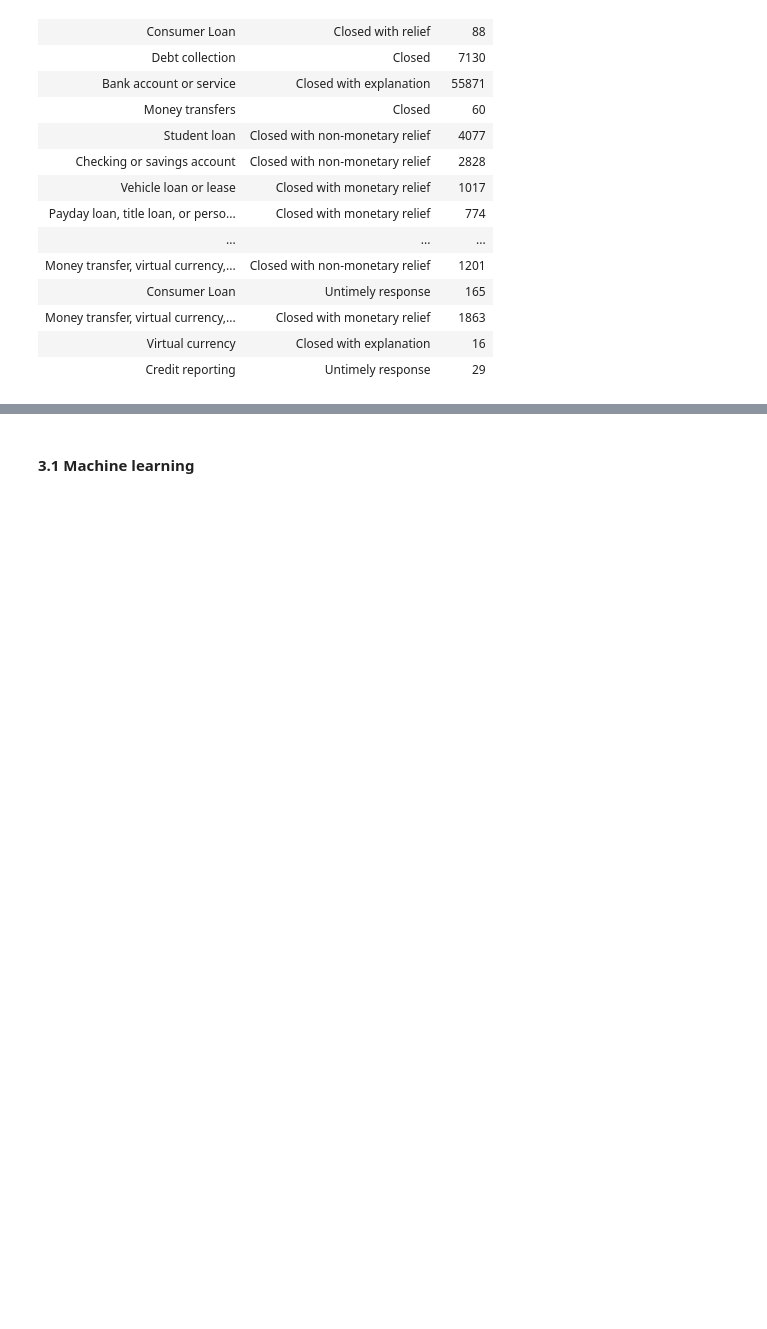
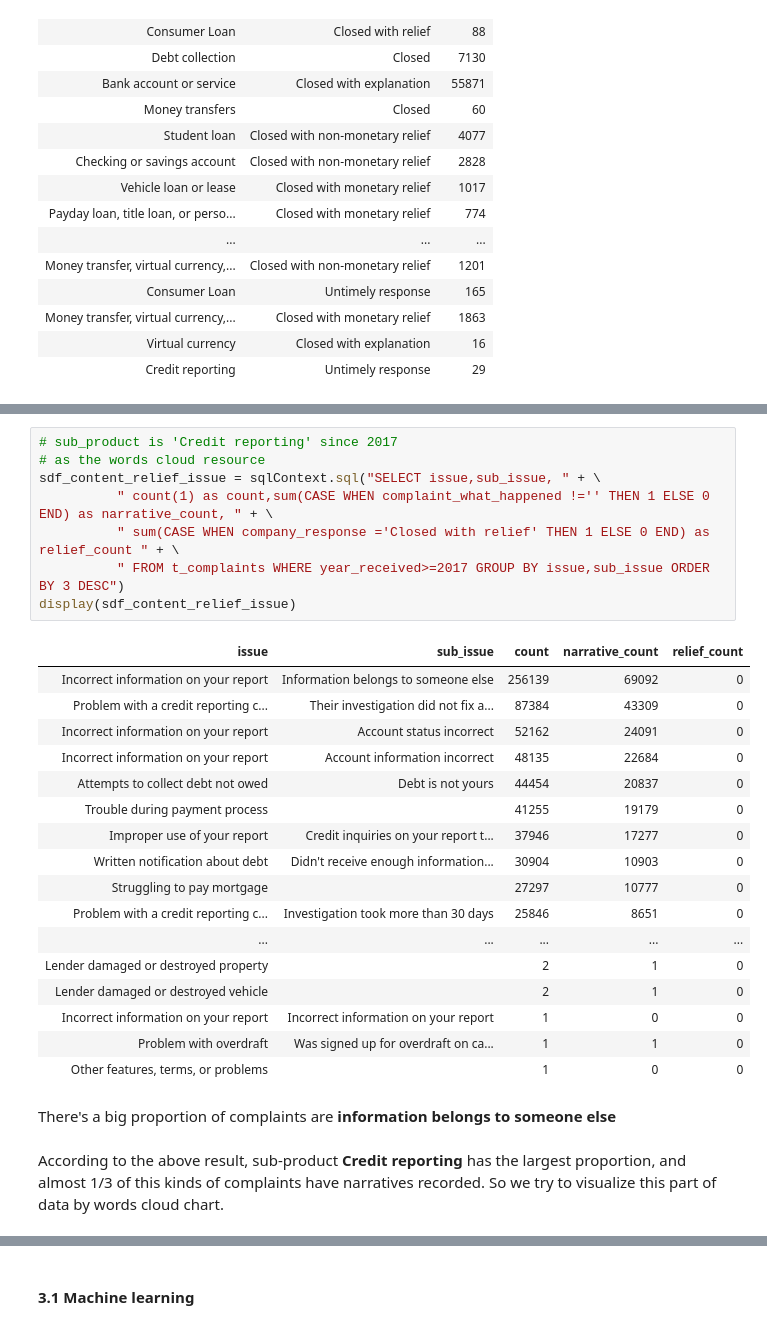
Before and after one commit to rachel0614/BDA2021Project1, a Jupyter notebook: BDA/CustomerComplaint.ipynb, the cells around one changed output, grey strips where cells are left out. Saved outputs shown, nothing was run; the diff lists cells and outputs as text; blank space fills up the shorter version.

```diff
--- a/BDA/CustomerComplaint.ipynb
+++ b/BDA/CustomerComplaint.ipynb
@@ -454,0 +464,30 @@ df_company_response_by_year.sort_values("Closed with monetary relief",ascending=
+# %%
+# sub_product is 'Credit reporting' since 2017
+# as the words cloud resource
+sdf_content_relief_issue = sqlContext.sql("SELECT issue,sub_issue, " + \
+          " count(1) as count,sum(CASE WHEN complaint_what_happened !='' THEN 1 ELSE 0 END) as narrative_count, " + \
+          " sum(CASE WHEN company_response ='Closed with relief' THEN 1 ELSE 0 END) as relief_count " + \
+          " FROM t_complaints WHERE year_received>=2017 GROUP BY issue,sub_issue ORDER BY 3 DESC")
+display(sdf_content_relief_issue)
+# %% [output]
+| issue | sub_issue | count | narrative_count | relief_count |
+| Incorrect information on your report | Information belongs to someone else | 256139 | 69092 | 0 |
+| Problem with a credit reporting c... | Their investigation did not fix a... | 87384 | 43309 | 0 |
+| Incorrect information on your report | Account status incorrect | 52162 | 24091 | 0 |
+| Incorrect information on your report | Account information incorrect | 48135 | 22684 | 0 |
+| Attempts to collect debt not owed | Debt is not yours | 44454 | 20837 | 0 |
+| Trouble during payment process |  | 41255 | 19179 | 0 |
+| Improper use of your report | Credit inquiries on your report t... | 37946 | 17277 | 0 |
+| Written notification about debt | Didn't receive enough information... | 30904 | 10903 | 0 |
+| Struggling to pay mortgage |  | 27297 | 10777 | 0 |
+| Problem with a credit reporting c... | Investigation took more than 30 days | 25846 | 8651 | 0 |
+| ... | ... | ... | ... | ... |
+| Lender damaged or destroyed property |  | 2 | 1 | 0 |
+| Lender damaged or destroyed vehicle |  | 2 | 1 | 0 |
+| Incorrect information on your report | Incorrect information on your report | 1 | 0 | 0 |
+| Problem with overdraft | Was signed up for overdraft on ca... | 1 | 1 | 0 |
+| Other features, terms, or problems |  | 1 | 0 | 0 |
+# %% [markdown]
+There's a big proportion of complaints are **information belongs to someone else**
+# %% [markdown]
+According to the above result, sub-product **Credit reporting** has the largest proportion, and almost 1/3 of this kinds of complaints have narratives recorded. So we try to visualize this part of data by words cloud chart.
```
Also changed, not shown: parts of 53 cells of this notebook, 11 other files.
